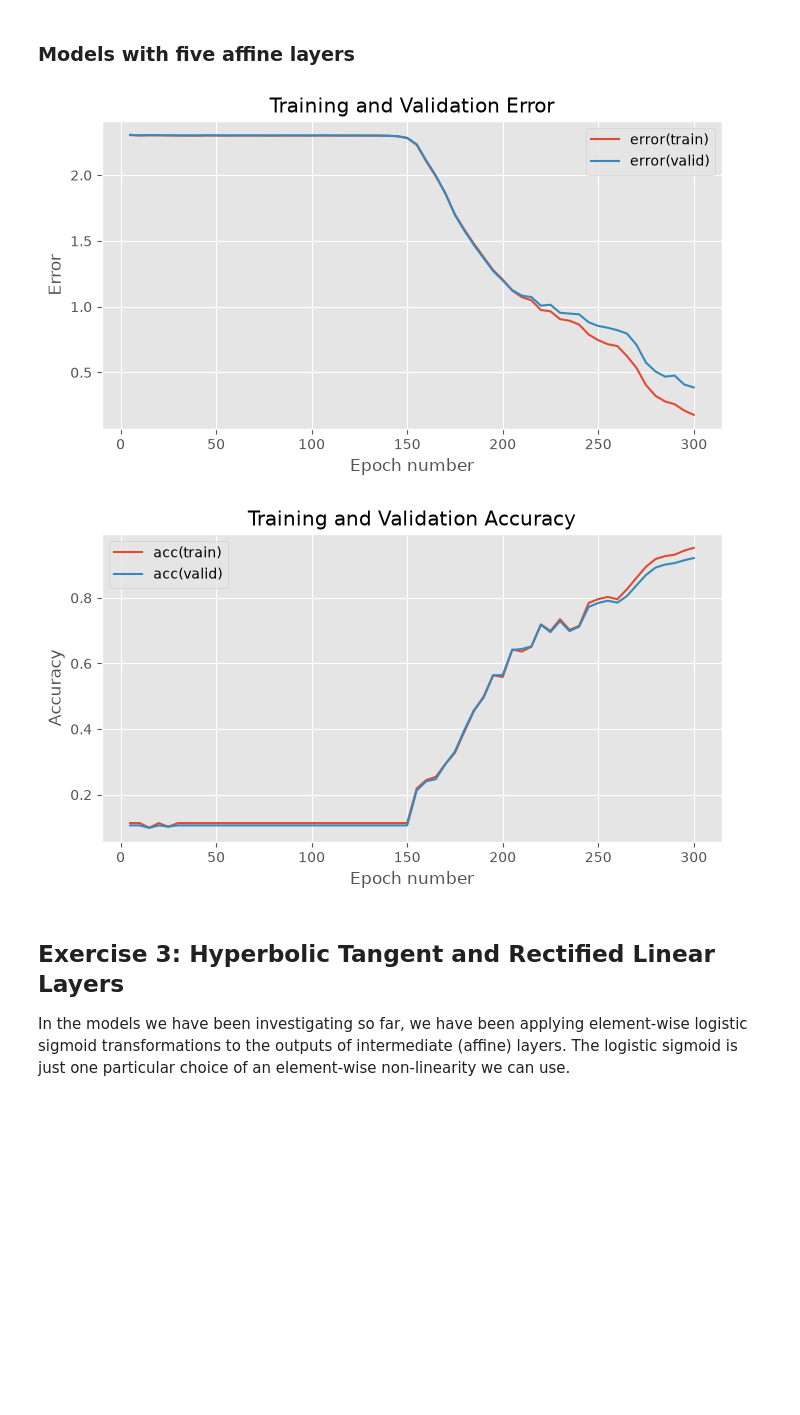
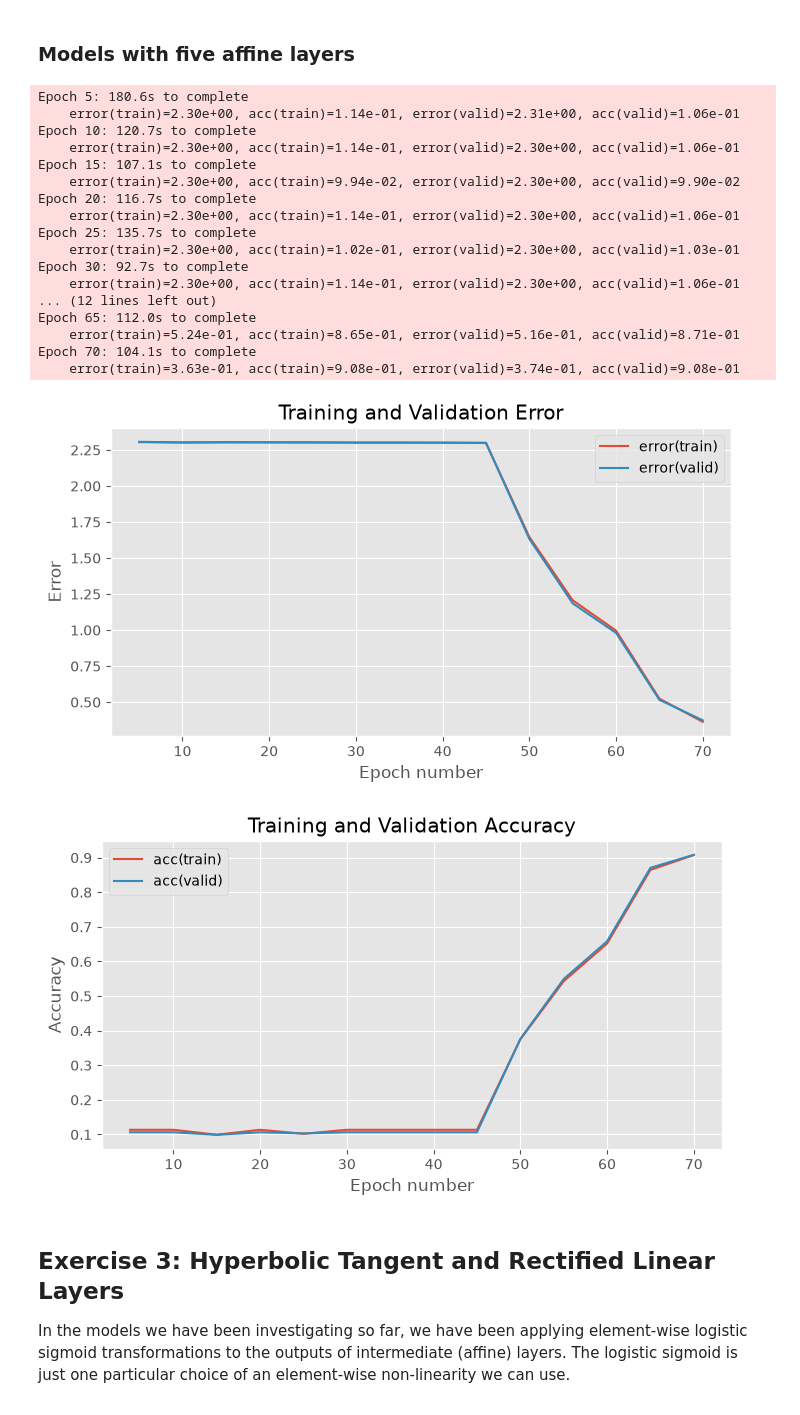
Before and after one commit to Mufalando/mlpractical, a Jupyter notebook: notebooks/03_Multiple_layer_models.ipynb, the cells around one changed output. Cells and saved outputs as stored; diff of their text form; code cells hidden in the pictures; blank space fills up the shorter version.

```diff
--- a/notebooks/03_Multiple_layer_models.ipynb
+++ b/notebooks/03_Multiple_layer_models.ipynb
@@ -674,10 +710,10 @@ logger.handlers = [logging.NullHandler()]
 ### Models with two affine layers
 # %%
 # Set training run hyperparameters
-batch_size = 100          # number of data points in a batch
-init_scale = 0.001        # scale for random parameter initialization
+batch_size = 30          # number of data points in a batch
+init_scale = 0.082        # scale for random parameter initialization
 learning_rate = 0.1       # learning rate for gradient descent
-num_epochs = 80          # number of training epochs to perform
+num_epochs = 59          # number of training epochs to perform
 stats_interval = 5        # epoch interval between recording and printing stats
 
 # Reset random number generator and data provider states on each run
@@ -819,9 +908,9 @@ plt.show()
 # %%
 # Set training run hyperparameters
 batch_size = 100          # number of data points in a batch
-init_scale = 0.001         # scale for random parameter initialization
-learning_rate = 0.1       # learning rate for gradient descent
-num_epochs = 300          # number of training epochs to perform
+init_scale = 0.082         # scale for random parameter initialization
+learning_rate = 0.1      # learning rate for gradient descent
+num_epochs = 70          # number of training epochs to perform
 stats_interval = 5        # epoch interval between recording and printing stats
 
 # Reset random number generator and data provider states on each run
@@ -837,35 +926,52 @@ valid_data.batch_size = batch_size
 # Create a parameter initializer which will sample random uniform values
 # from [-init_scale, init_scale]
 param_init = UniformInit(-init_scale, init_scale, rng=rng)
 
 # Create affine + softmax model
 model = MultipleLayerModel([
     AffineLayer(input_dim, 100, param_init, param_init),
     SigmoidLayer(),
     AffineLayer(100, 100, param_init, param_init),
     SigmoidLayer(),
     AffineLayer(100, 100, param_init, param_init),
     SigmoidLayer(),
     AffineLayer(100, 100, param_init, param_init),
     SigmoidLayer(),
     AffineLayer(100, output_dim, param_init, param_init),
     SoftmaxLayer(),
 ])
 
 # Initialize a cross entropy error object
 error = CrossEntropyError()
 
 # Use a basic gradient descent learning rule
 learning_rule = GradientDescentLearningRule(learning_rate=learning_rate)
 
 # Train the model and plot results
 _ = train_model_and_plot_stats(
     model, error, learning_rule, train_data, valid_data, num_epochs, stats_interval)
 
 plt.show()
 # %% [output]
+Epoch 5: 180.6s to complete
+    error(train)=2.30e+00, acc(train)=1.14e-01, error(valid)=2.31e+00, acc(valid)=1.06e-01
+Epoch 10: 120.7s to complete
+    error(train)=2.30e+00, acc(train)=1.14e-01, error(valid)=2.30e+00, acc(valid)=1.06e-01
+Epoch 15: 107.1s to complete
+    error(train)=2.30e+00, acc(train)=9.94e-02, error(valid)=2.30e+00, acc(valid)=9.90e-02
+Epoch 20: 116.7s to complete
+    error(train)=2.30e+00, acc(train)=1.14e-01, error(valid)=2.30e+00, acc(valid)=1.06e-01
+Epoch 25: 135.7s to complete
+    error(train)=2.30e+00, acc(train)=1.02e-01, error(valid)=2.30e+00, acc(valid)=1.03e-01
+Epoch 30: 92.7s to complete
+    error(train)=2.30e+00, acc(train)=1.14e-01, error(valid)=2.30e+00, acc(valid)=1.06e-01
+... (12 lines left out)
+Epoch 65: 112.0s to complete
+    error(train)=5.24e-01, acc(train)=8.65e-01, error(valid)=5.16e-01, acc(valid)=8.71e-01
+Epoch 70: 104.1s to complete
+    error(train)=3.63e-01, acc(train)=9.08e-01, error(valid)=3.74e-01, acc(valid)=9.08e-01
-[figure, old version]
+[figure, new version]
-[figure, old version]
+[figure, new version]
 # %% [markdown]
 ## Exercise 3: Hyperbolic Tangent and Rectified Linear Layers
 
```
Also changed, not shown: parts of 9 cells of this notebook.
